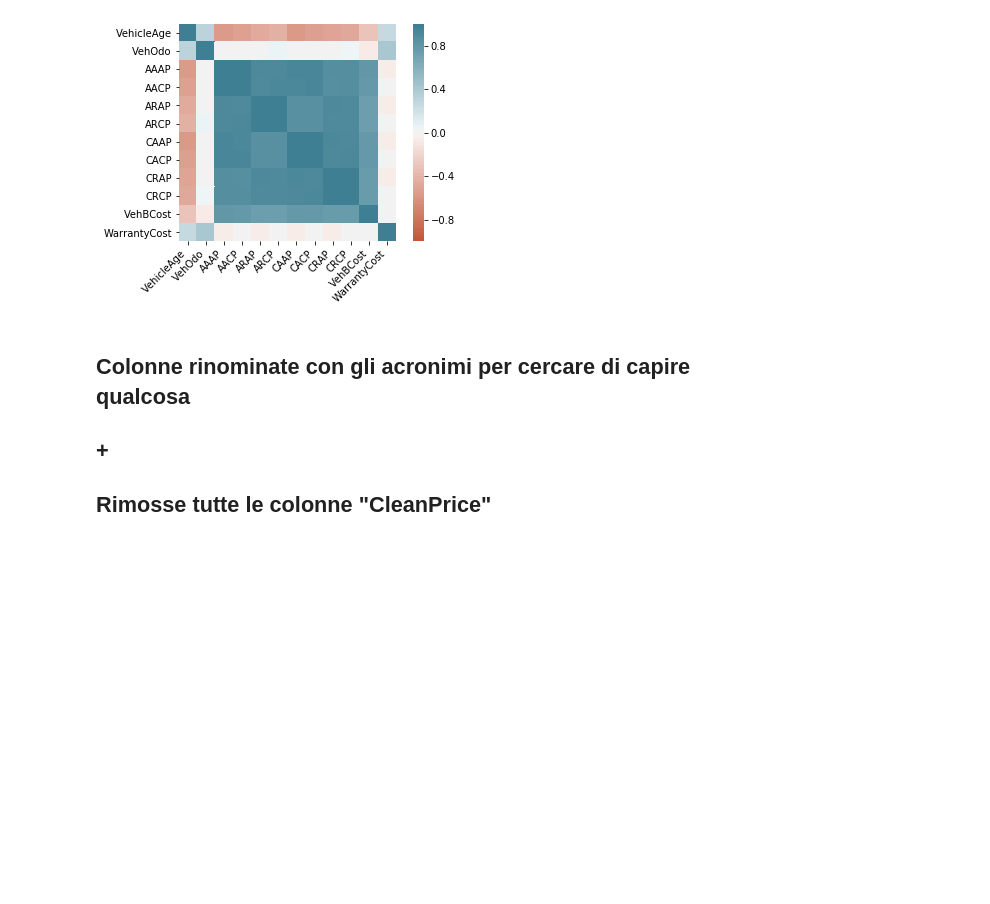
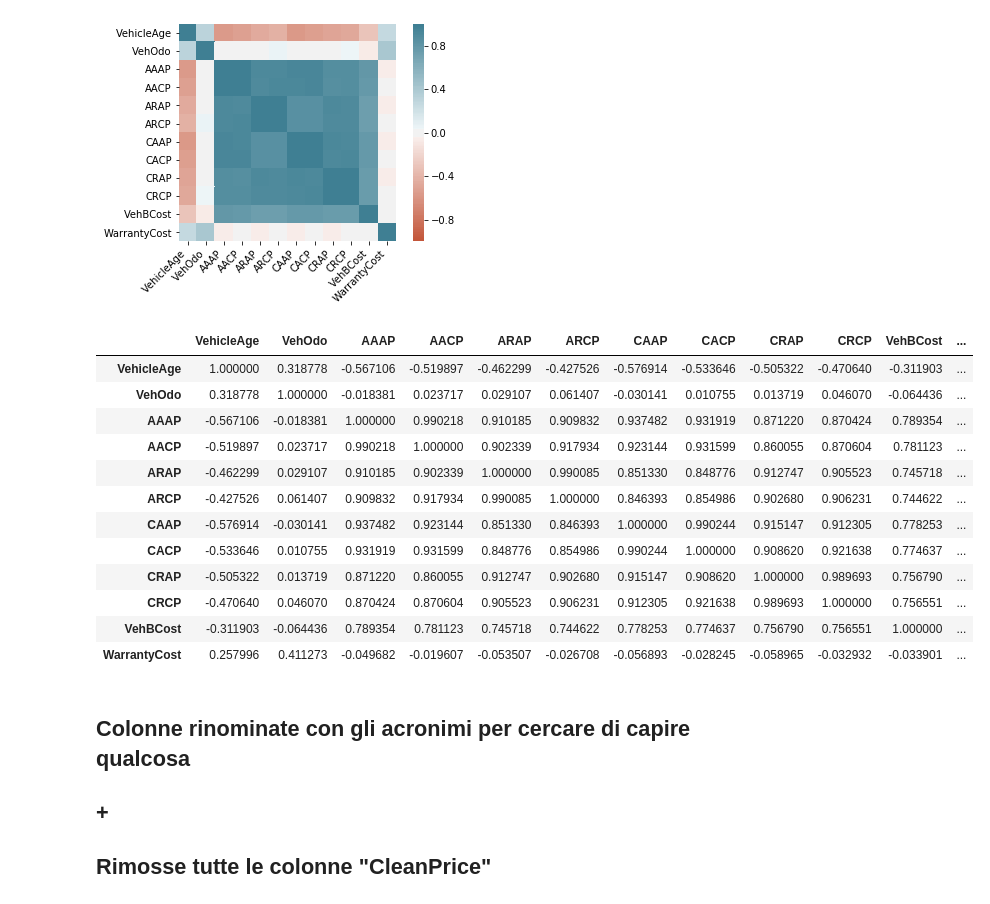
Before and after one commit to andybbruno/DataMining, a Jupyter notebook: DataUnderstanding.ipynb, the cells around one changed output. Saved outputs shown, nothing was run; the diff lists cells and outputs as text; code cells hidden in the pictures; blank space fills up the shorter version.

```diff
--- a/DataUnderstanding.ipynb
+++ b/DataUnderstanding.ipynb
@@ -122,6 +122,29 @@ ax.set_xticklabels(
 );
 # %% [output]
 [figure]
+# %%
+df.drop(columns=['RefId',
+        'VehYear',
+        'IsBadBuy',
+        'WheelTypeID',
+        'BYRNO',
+        'VNZIP1',
+        'IsOnlineSale'],
+        axis=1).corr()
+# %% [output]
+|  | VehicleAge | VehOdo | AAAP | AACP | ARAP | ARCP | CAAP | CACP | CRAP | CRCP | VehBCost | ... |
+| VehicleAge | 1.000000 | 0.318778 | -0.567106 | -0.519897 | -0.462299 | -0.427526 | -0.576914 | -0.533646 | -0.505322 | -0.470640 | -0.311903 | ... |
+| VehOdo | 0.318778 | 1.000000 | -0.018381 | 0.023717 | 0.029107 | 0.061407 | -0.030141 | 0.010755 | 0.013719 | 0.046070 | -0.064436 | ... |
+| AAAP | -0.567106 | -0.018381 | 1.000000 | 0.990218 | 0.910185 | 0.909832 | 0.937482 | 0.931919 | 0.871220 | 0.870424 | 0.789354 | ... |
+| AACP | -0.519897 | 0.023717 | 0.990218 | 1.000000 | 0.902339 | 0.917934 | 0.923144 | 0.931599 | 0.860055 | 0.870604 | 0.781123 | ... |
+| ARAP | -0.462299 | 0.029107 | 0.910185 | 0.902339 | 1.000000 | 0.990085 | 0.851330 | 0.848776 | 0.912747 | 0.905523 | 0.745718 | ... |
+| ARCP | -0.427526 | 0.061407 | 0.909832 | 0.917934 | 0.990085 | 1.000000 | 0.846393 | 0.854986 | 0.902680 | 0.906231 | 0.744622 | ... |
+| CAAP | -0.576914 | -0.030141 | 0.937482 | 0.923144 | 0.851330 | 0.846393 | 1.000000 | 0.990244 | 0.915147 | 0.912305 | 0.778253 | ... |
+| CACP | -0.533646 | 0.010755 | 0.931919 | 0.931599 | 0.848776 | 0.854986 | 0.990244 | 1.000000 | 0.908620 | 0.921638 | 0.774637 | ... |
+| CRAP | -0.505322 | 0.013719 | 0.871220 | 0.860055 | 0.912747 | 0.902680 | 0.915147 | 0.908620 | 1.000000 | 0.989693 | 0.756790 | ... |
+| CRCP | -0.470640 | 0.046070 | 0.870424 | 0.870604 | 0.905523 | 0.906231 | 0.912305 | 0.921638 | 0.989693 | 1.000000 | 0.756551 | ... |
+| VehBCost | -0.311903 | -0.064436 | 0.789354 | 0.781123 | 0.745718 | 0.744622 | 0.778253 | 0.774637 | 0.756790 | 0.756551 | 1.000000 | ... |
+| WarrantyCost | 0.257996 | 0.411273 | -0.049682 | -0.019607 | -0.053507 | -0.026708 | -0.056893 | -0.028245 | -0.058965 | -0.032932 | -0.033901 | ... |
 # %% [markdown]
 ## Colonne rinominate con gli acronimi per cercare di capire qualcosa
 ## +
```
Also changed, not shown: parts of 27 cells of this notebook, 1 other file.
